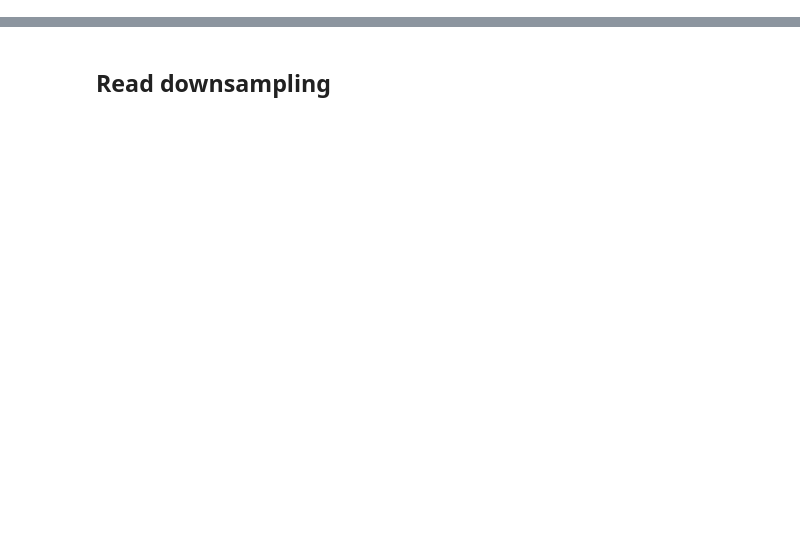
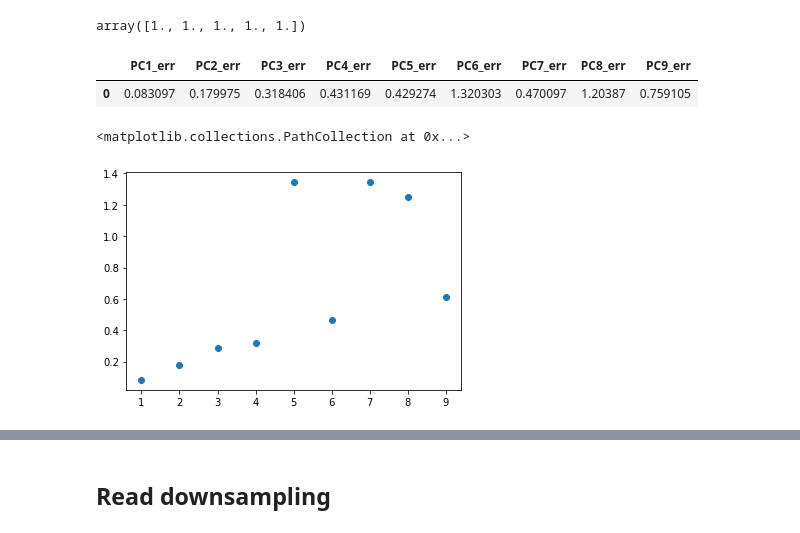
Before and after one commit to nitzanlab/trajectory_reconstruction_tradeoff, a Jupyter notebook: notebooks/make-movies.ipynb, the cells around one changed output, grey strips where cells are left out. Drawn from its saved outputs; the diff is of its cells as text; code cells hidden in the pictures; blank space fills up the shorter version.

```diff
--- a/notebooks/make-movies.ipynb
+++ b/notebooks/make-movies.ipynb
@@ -46,3 +25,20 @@ No artists with labels found to put in legend.  Note that artists whose label st
+# %%
+pc0 = traj.pca.components_[0:5]
+pc0_hat = traj.pca.components_[5:]
+np.linalg.norm(pc0 - pc0_hat, axis=1) / np.sqrt(2)
+# %% [output]
+array([1., 1., 1., 1., 1.])
+# %%
+errs = ['PC%d_err' % i for i in range(1,10)]
+L[errs]
+# %% [output]
+|  | PC1_err | PC2_err | PC3_err | PC4_err | PC5_err | PC6_err | PC7_err | PC8_err | PC9_err |
+| 0 | 0.083097 | 0.179975 | 0.318406 | 0.431169 | 0.429274 | 1.320303 | 0.470097 | 1.20387 | 0.759105 |
+# %%
+plt.scatter(np.arange(1,10),L[])
+# %% [output]
+<matplotlib.collections.PathCollection at 0x...>
+[figure, added]
 # %%
 # nc = 400
 # scale_noise = 5
```
Also changed, not shown: parts of 19 cells of this notebook, 8 other files.
